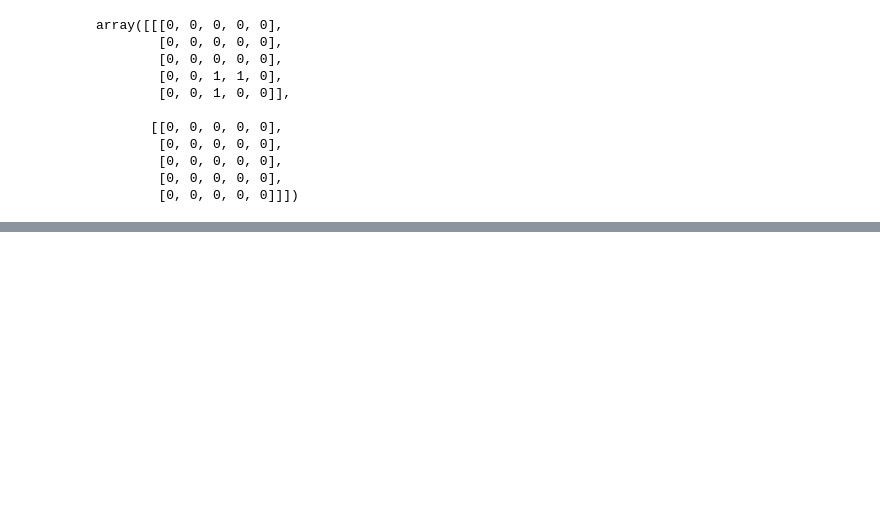
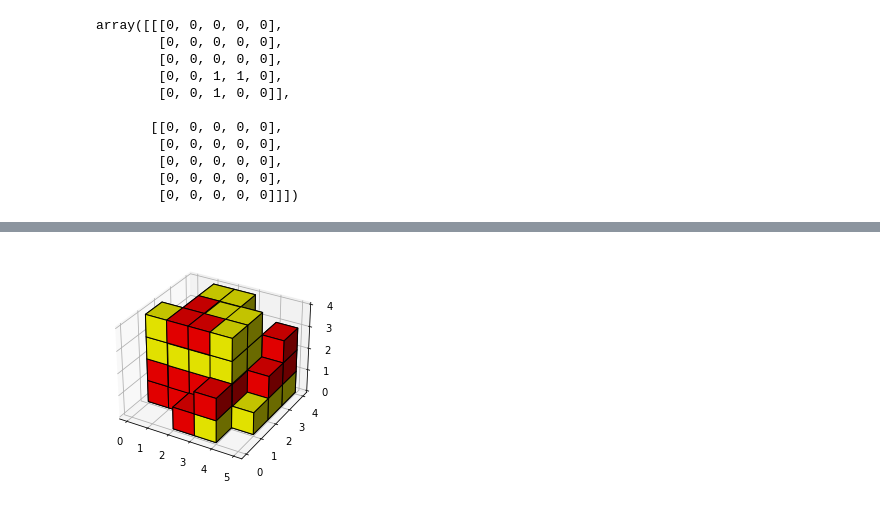
Before and after one commit to shawnriemer/Rumis-Bot, a Jupyter notebook: Rumis Simulation 3D.ipynb, the cells around one changed output, grey strips where cells are left out. Cells and saved outputs as stored; diff of their text form; code cells hidden in the pictures; blank space fills up the shorter version.

```diff
--- a/Rumis Simulation 3D.ipynb
+++ b/Rumis Simulation 3D.ipynb
@@ -441,3 +472,0 @@ array([[0., 0., 1., 1., 1.],
-# %%
-grid = np.array([[0, 0, 0, 0, 0], [0, 0, 1, 0, 0], [0, 0, 1, 1, 0], [0, 0, 0, 0, 0], [0, 0, 0, 0, 0]])
-grid
@@ -550,0 +473,22 @@ array([[1, 1, 1],
+# %%
+x = []
+y = []
+z = []
+color = []
+player = []
+
+for i, layer in enumerate(grid):
+    for j, row in enumerate(layer):
+        for k, val in enumerate(row):
+            z.append(i)
+            x.append(j)
+            y.append(k)
+            player.append(val)
+            if val == 0:
+                color.append('none')
+            elif val == 1:
+                color.append('yellow')
+            elif val == 2:
+                color.append('red')
+
+df = pd.DataFrame({'x':x, 'y':y, 'z':z, 'color':color, 'player':player})
@@ -550,0 +603,20 @@ array([[1, 1, 1],
+# %%
+grid_t = grid.transpose((2,1,0))
+
+color = []
+for i, layer in enumerate(grid_t):
+    for j, row in enumerate(layer):
+        for k, val in enumerate(row):
+            if val == 0:
+                color.append('none')
+            elif val == 1:
+                color.append('yellow')
+            elif val == 2:
+                color.append('red')
+df = pd.DataFrame({'color':color})
+
+ax = plt.figure().add_subplot(projection='3d')
+ax.voxels(grid_t, facecolors=np.array(df.color).reshape((5,4,4)), edgecolor='k')
+plt.show()
+# %% [output]
+[figure, added]
```
Also changed, not shown: parts of 39 cells of this notebook.
